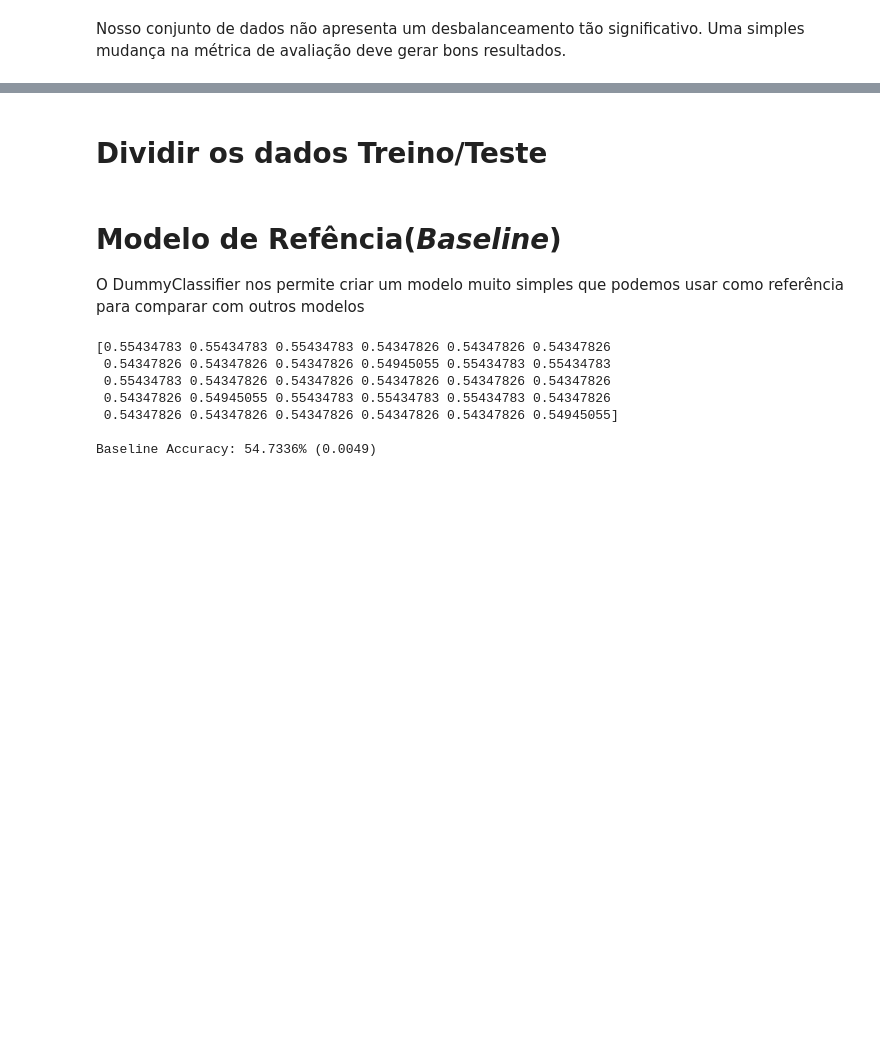
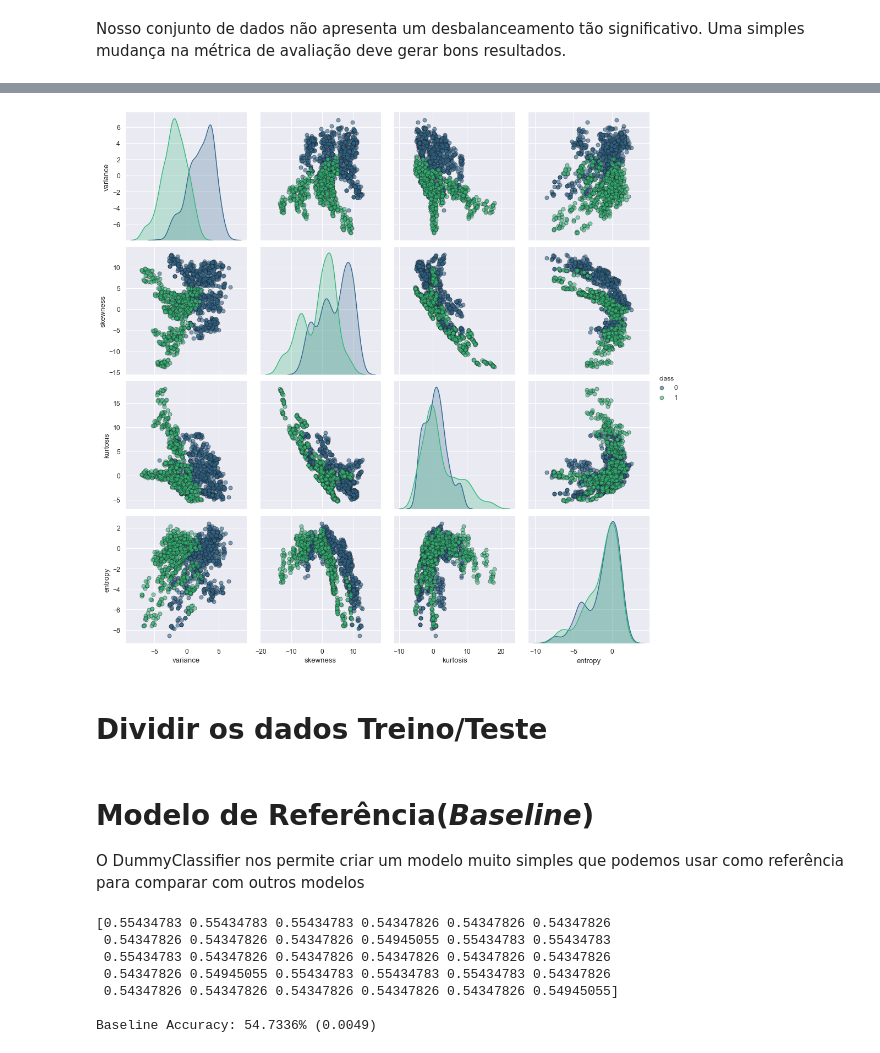
Before and after one commit to DanOakStats/Datasets_for_Practicing_Applied_Machine_Learning, a Jupyter notebook: Banknote.ipynb, the cells around one changed output, grey strips where cells are left out. Drawn from its saved outputs; the diff is of its cells as text; code cells hidden in the pictures; blank space fills up the shorter version.

```diff
--- a/Banknote.ipynb
+++ b/Banknote.ipynb
@@ -335,3 +340,11 @@ Nosso conjunto de dados não apresenta um desbalanceamento tão significativo. U
+# %%
+sns.set(font_scale=1.1)
+sns.pairplot(bankDf, hue='class', height=3.5,
+             diag_kind='kde', palette='viridis',
+             plot_kws = {'alpha': 0.6, 's': 50, 'edgecolor': 'k'}
+            );
+# %% [output]
+[figure, added]
 # %% [markdown]
 # Dividir os dados Treino/Teste
 # %%
@@ -341,7 +354,7 @@ y = bankDf['class']
 
 X_train, X_valid, y_train, y_valid = train_test_split(X, y, test_size=0.33, random_state=1)
 # %% [markdown]
-# Modelo de Refência(*Baseline*)
+# Modelo de Referência(*Baseline*)
 O DummyClassifier nos permite criar um modelo muito simples que podemos usar como referência para comparar com outros modelos
 # %%
 # criar modelo de referencia
```
Also changed, not shown: parts of 22 cells of this notebook.
